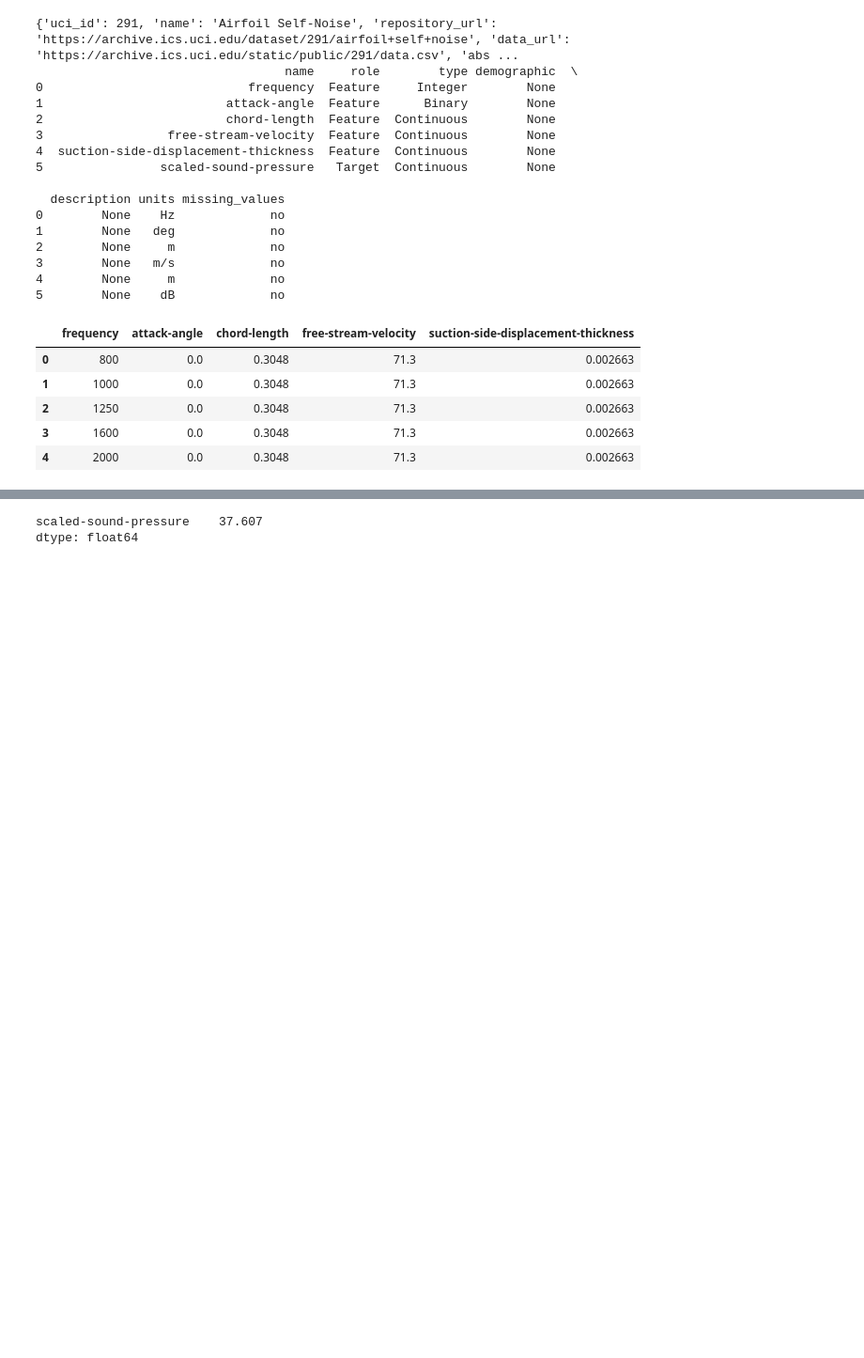
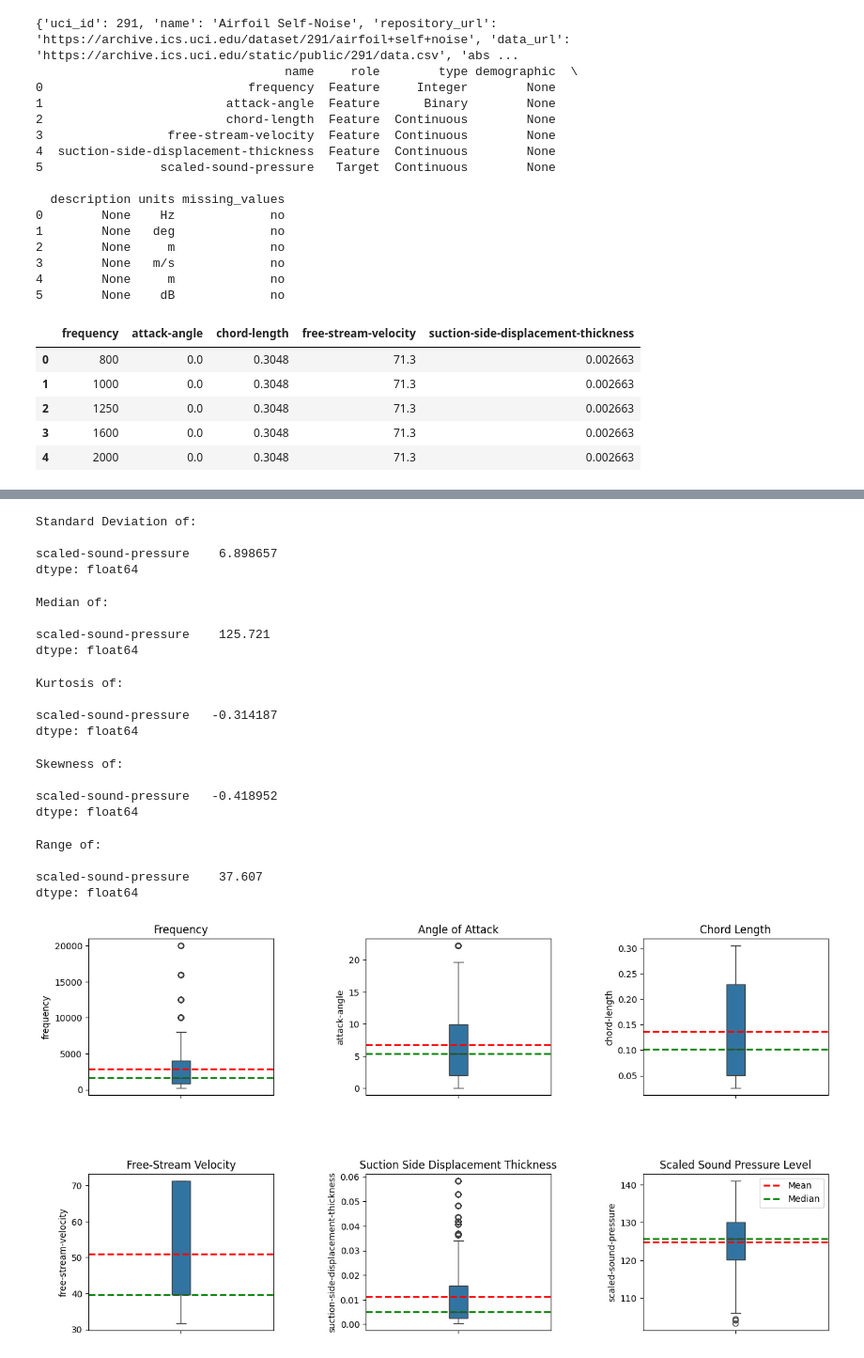
Before and after one commit to nitesh-subedi/ME_592_Assignment1, a Jupyter notebook: problem_3.ipynb, the cells around one changed output, grey strips where cells are left out. Shown: that part at 94% size. Drawn from its saved outputs; the diff is of its cells as text; code cells hidden in the pictures; blank space fills up the shorter version.

```diff
--- a/problem_3.ipynb
+++ b/problem_3.ipynb
@@ -144,6 +128,83 @@ dtype: float64
+# %%
+print(f"Standard Deviation of:\n\n{y.std()}")
+# %% [output]
+Standard Deviation of:
+
+scaled-sound-pressure    6.898657
+dtype: float64
+# %%
+print(f"Median of:\n\n{y.median()}")
+# %% [output]
+Median of:
+
+scaled-sound-pressure    125.721
+dtype: float64
+# %%
+print(f"Kurtosis of:\n\n{y.kurtosis()}")
+# %% [output]
+Kurtosis of:
+
+scaled-sound-pressure   -0.314187
+dtype: float64
+# %%
+print(f"Skewness of:\n\n{y.skew()}")
+# %% [output]
+Skewness of:
+
+scaled-sound-pressure   -0.418952
+dtype: float64
 # %%
 range = y.max() - y.min()
-range
+print(f"Range of:\n\n{range}")
 # %% [output]
+Range of:
+
 scaled-sound-pressure    37.607
 dtype: float64
+# %%
+import matplotlib.pyplot as plt
+import seaborn as sns
+
+plt.figure(figsize=(15, 8))
+
+boxplot_width = 0.1
+padding = 0.5
+
+def add_mean_line(data, width):
+    sns.boxplot(y=data, width=width)
+    plt.axhline(data.mean(), color='red', linestyle='dashed', linewidth=2, label='Mean')
+    plt.axhline(data.median(), color='green', linestyle='dashed', linewidth=2, label='Median')
+
+plt.subplot(2, 3, 1)
+add_mean_line(X['frequency'], boxplot_width)
+plt.title('Frequency')
+
+plt.subplot(2, 3, 2)
+add_mean_line(X['attack-angle'],  boxplot_width)
+plt.title('Angle of Attack')
+
+plt.subplot(2, 3, 3)
+add_mean_line(X['chord-length'], boxplot_width)
+plt.title('Chord Length')
+
+plt.subplot(2, 3, 4)
+add_mean_line(X['free-stream-velocity'], boxplot_width)
+plt.title('Free-Stream Velocity')
+
+plt.subplot(2, 3, 5)
+add_mean_line(X['suction-side-displacement-thickness'],  boxplot_width)
+plt.title('Suction Side Displacement Thickness')
+
+plt.subplot(2, 3, 6)
+add_mean_line(y['scaled-sound-pressure'], boxplot_width)
+plt.title('Scaled Sound Pressure Level')
+
+plt.legend(loc='best')
+
+
+
+plt.subplots_adjust(wspace=padding, hspace=padding)
+
+plt.show()
+# %% [output]
+[figure, added]
```
Also changed, not shown: parts of 18 cells of this notebook, 2 other files.
